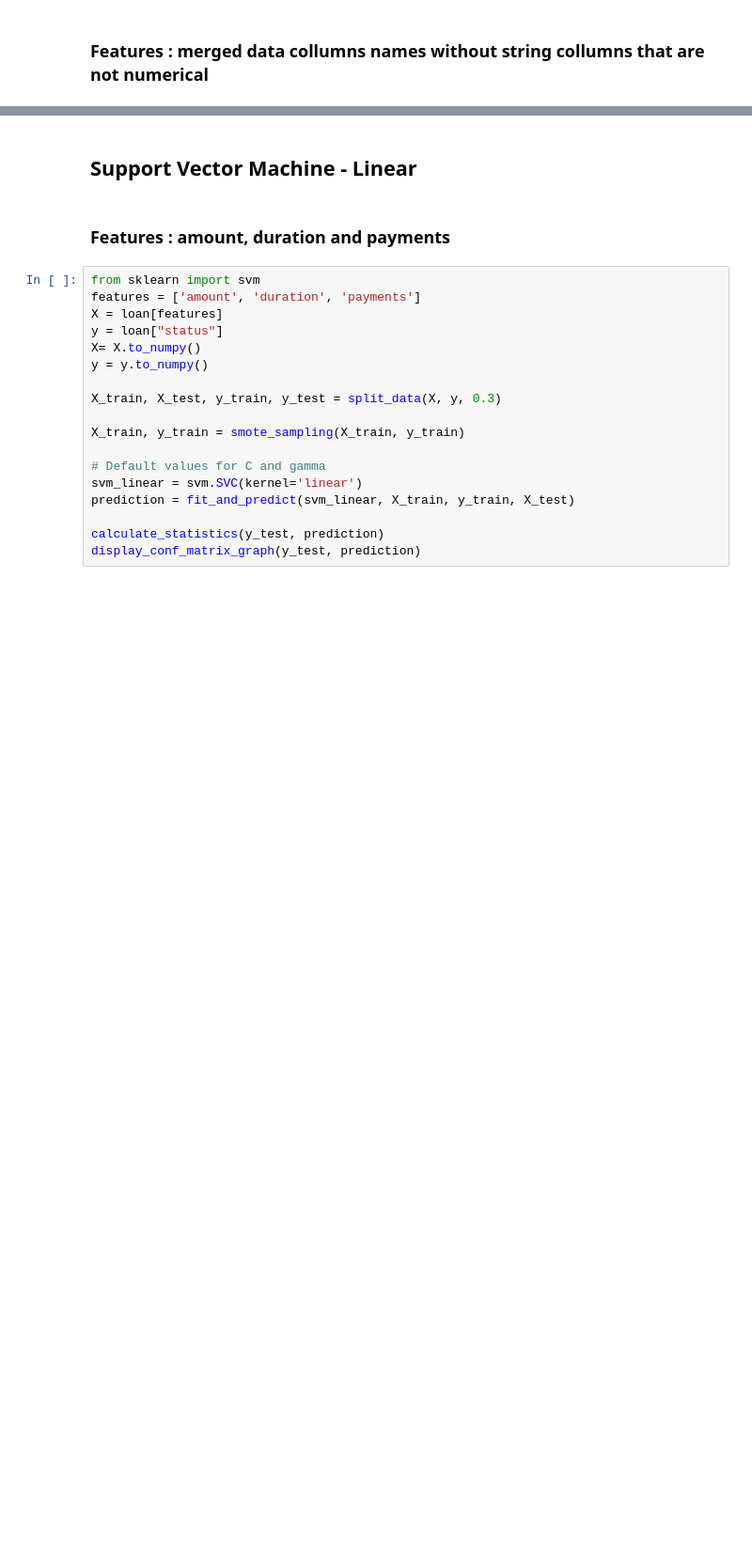
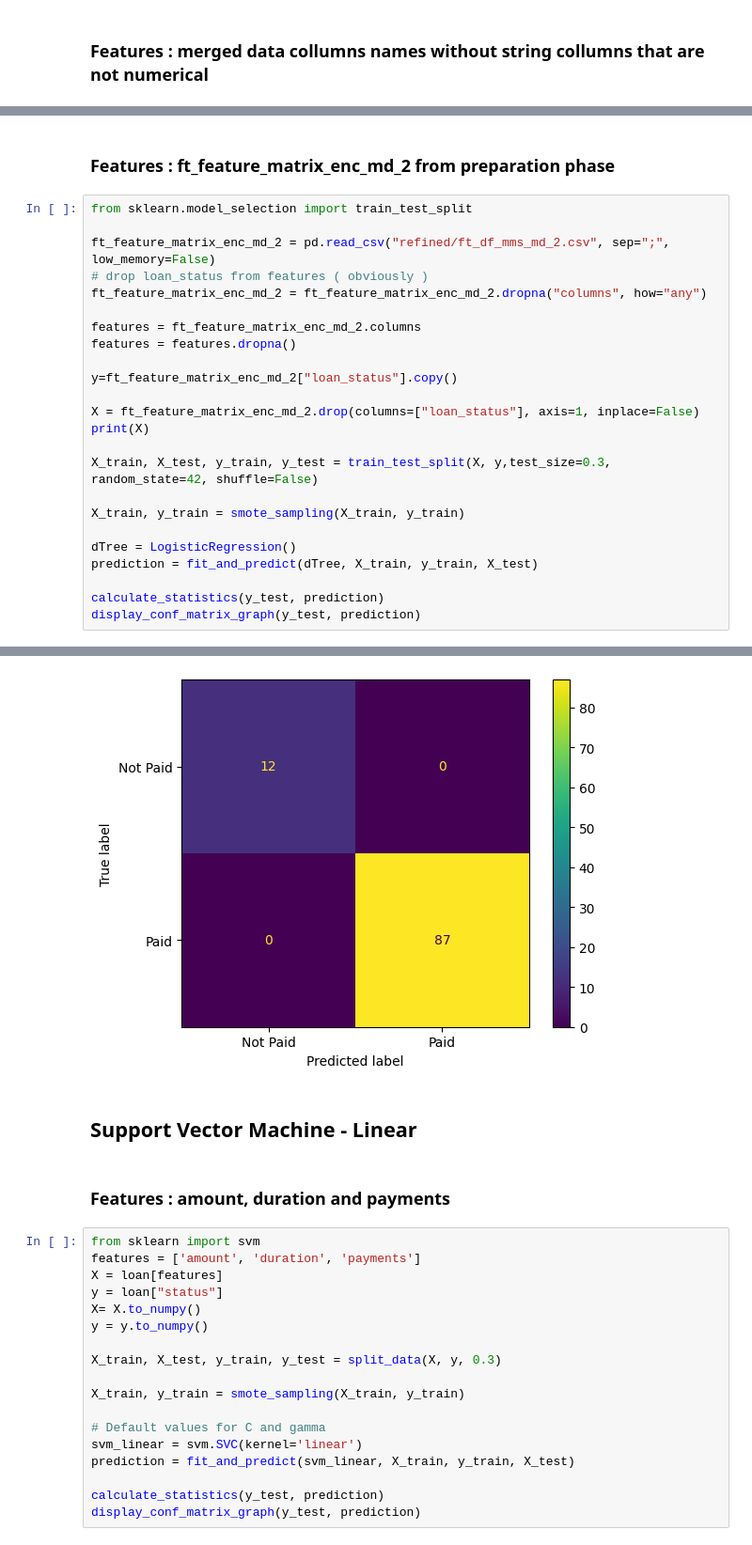
Before and after one commit to BernardoFerreira00/AC-Project, a Jupyter notebook: Notebooks/crisp_dm_sprint_3_4/Analise_crisp_dm_3.ipynb, the cells around one changed output, grey strips where cells are left out. Shown at 94% size. Drawn from its saved outputs; the diff is of its cells as text; blank space fills up the shorter version.

```diff
--- a/Notebooks/crisp_dm_sprint_3_4/Analise_crisp_dm_3.ipynb
+++ b/Notebooks/crisp_dm_sprint_3_4/Analise_crisp_dm_3.ipynb
@@ -200,0 +244,27 @@ F1-Score: 0.8519459238017205
+# %% [markdown]
+### Features : ft_feature_matrix_enc_md_2 from preparation phase
+# %%
+from sklearn.model_selection import train_test_split
+
+ft_feature_matrix_enc_md_2 = pd.read_csv("refined/ft_df_mms_md_2.csv", sep=";", low_memory=False)
+# drop loan_status from features ( obviously )
+ft_feature_matrix_enc_md_2 = ft_feature_matrix_enc_md_2.dropna("columns", how="any")
+
+features = ft_feature_matrix_enc_md_2.columns
+features = features.dropna()
+
+y=ft_feature_matrix_enc_md_2["loan_status"].copy()
+
+X = ft_feature_matrix_enc_md_2.drop(columns=["loan_status"], axis=1, inplace=False)
+print(X)
+
+X_train, X_test, y_train, y_test = train_test_split(X, y,test_size=0.3, random_state=42, shuffle=False)
+
+X_train, y_train = smote_sampling(X_train, y_train)
+
+dTree = LogisticRegression()
+prediction = fit_and_predict(dTree, X_train, y_train, X_test)
+
+calculate_statistics(y_test, prediction)
+display_conf_matrix_graph(y_test, prediction)
+# %% [output]
@@ -201,3 +288,4 @@ F1-Score: 0.8519459238017205
+[figure, added]
 # %% [markdown]
 ## Support Vector Machine - Linear
 # %% [markdown]
```
Also changed, not shown: parts of 12 cells of this notebook, 21 other files.
